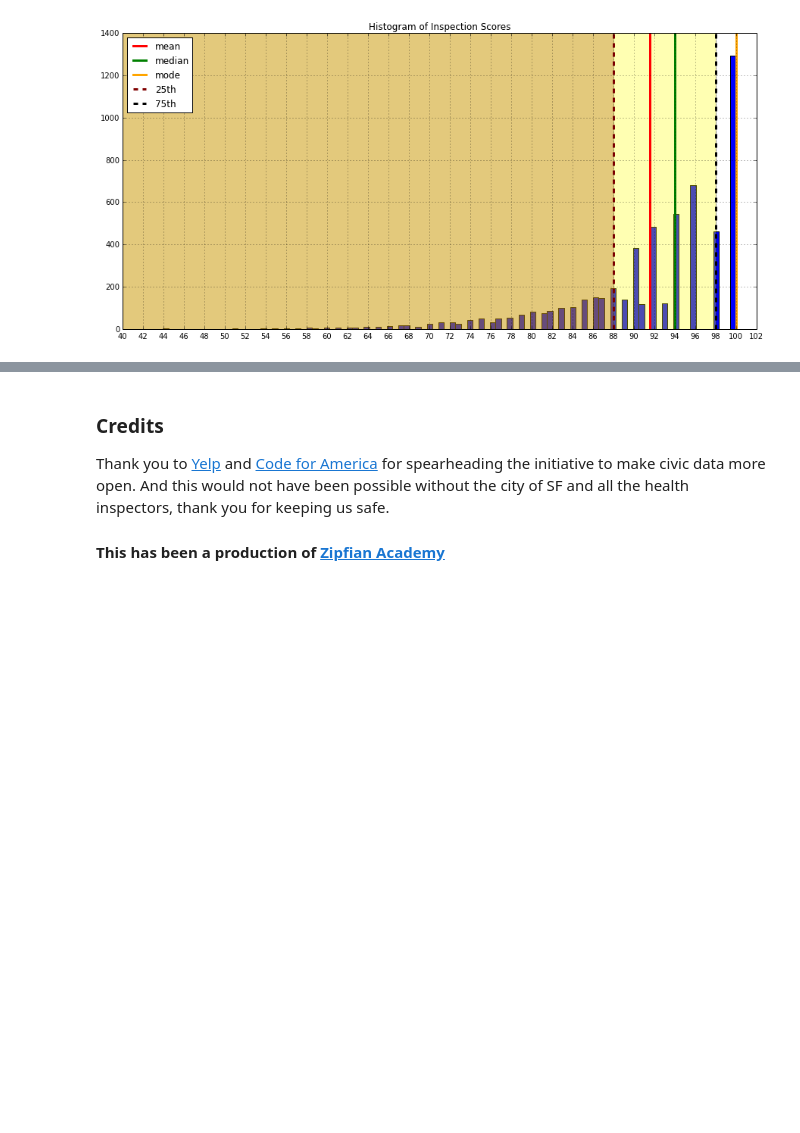
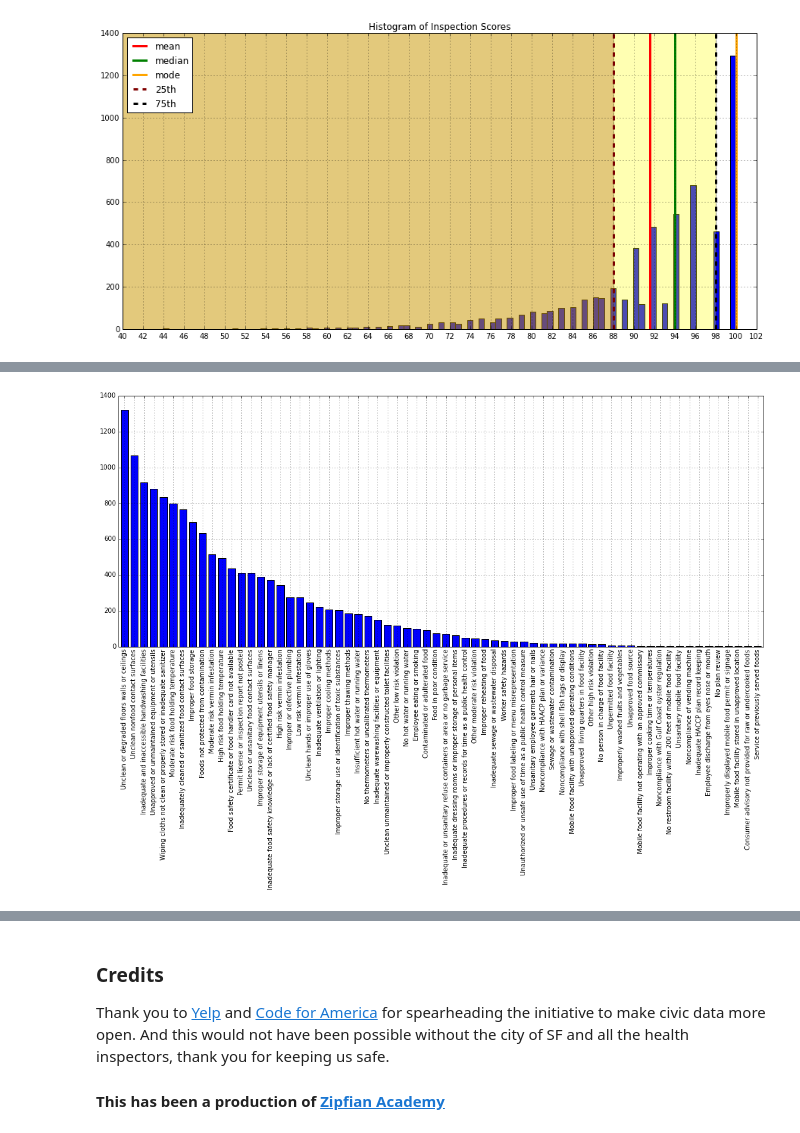
Before and after one commit to abd-bag/happy-healthy-hungry, a Jupyter notebook: h3.ipynb, the cells around one changed output, grey strips where cells are left out. Cells and saved outputs as stored; diff of their text form; code cells hidden in the pictures; blank space fills up the shorter version.

```diff
--- a/h3.ipynb
+++ b/h3.ipynb
@@ -569,0 +581,12 @@ dtype: float64
+# %%
+import re as re
+import collections as c
+import pprint as pp
+
+# first let us form a 'big table' by joining the violations to the most recent inspection scores
+file="data/SFFoodProgram_Complete_Data/violations_plus.csv"
+
+df_violations = pd.read_csv(file)
+
+violation_table = most_recent_inspection_results.merge(df_violations, on=['business_id','date'])
+violation_table.head()
@@ -569,0 +600,7 @@ dtype: float64
+# %%
+# Let us see how the violations are distributed
+figure(figsize=[18,7])
+
+violation_hist = violation_table['description'].value_counts().plot(kind="bar")
+# %% [output]
+[figure, added]
```
Also changed, not shown: parts of 12 cells of this notebook, 1 other file.
